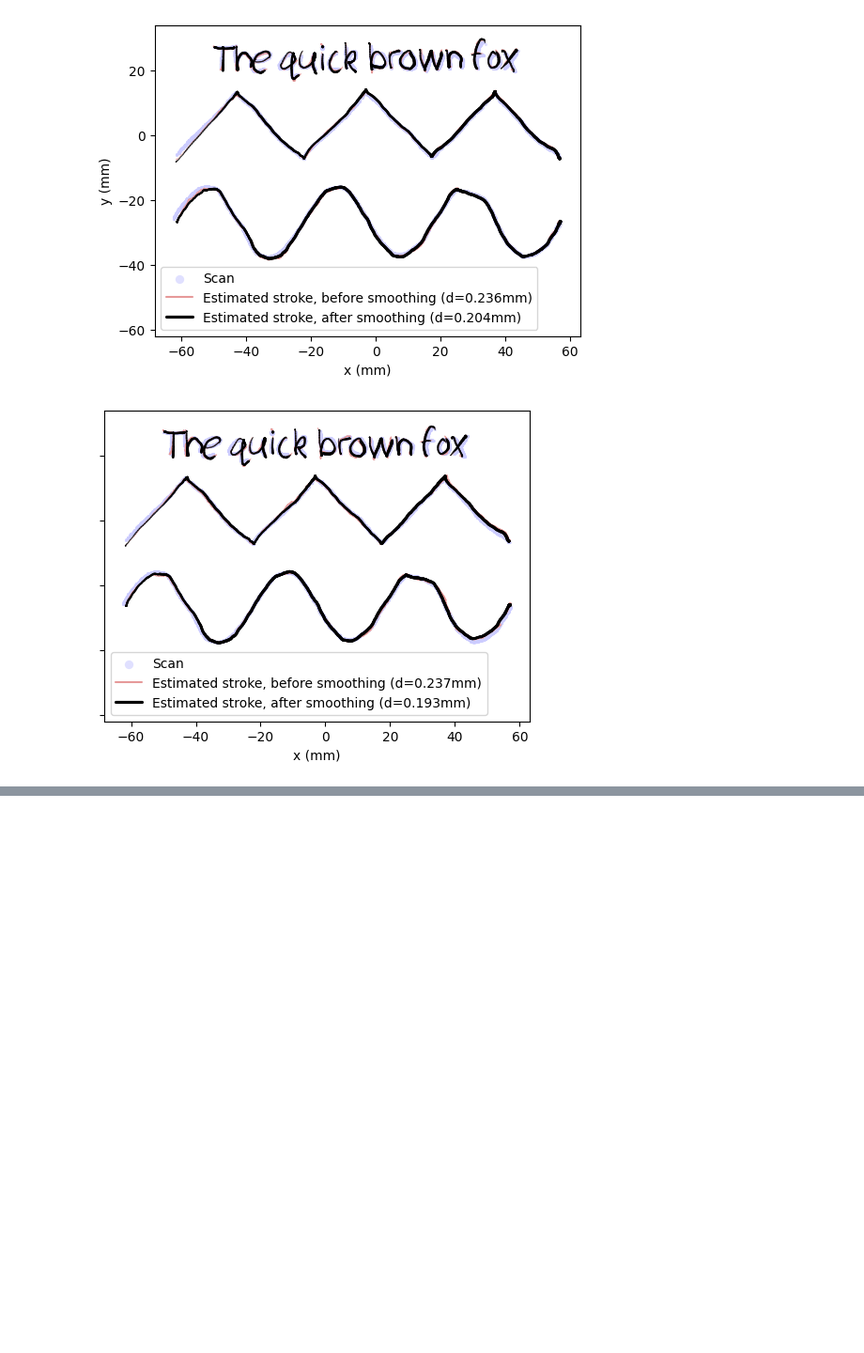
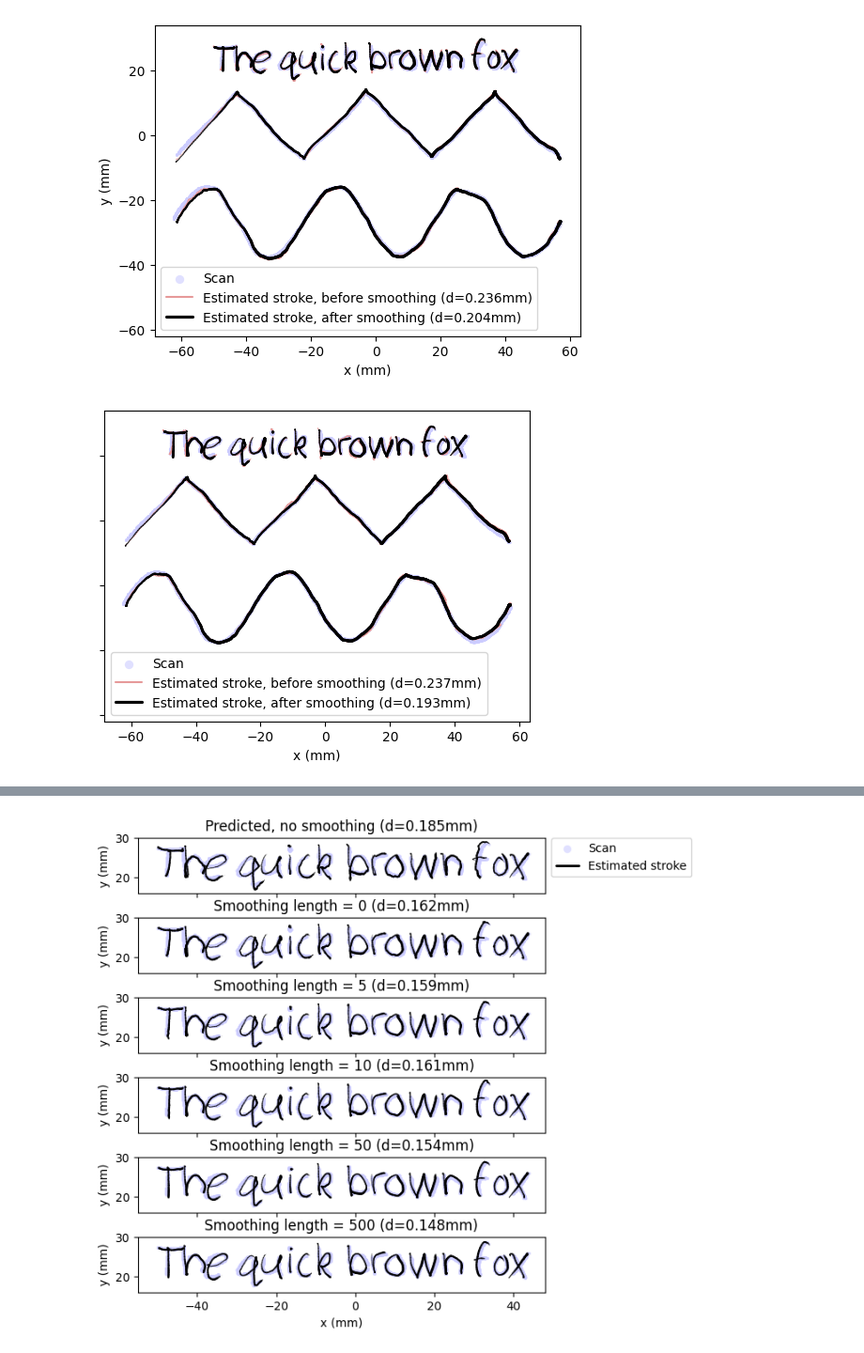
Before and after one commit to Jcparkyn/dpoint, a Jupyter notebook: python/offline_playback.ipynb, the cells around one changed output, grey strips where cells are left out. Shown at 94% size. Drawn from its saved outputs; the diff is of its cells as text; code cells hidden in the pictures; blank space fills up the shorter version.

Commit message:
Add smoothing length comparison plot

```diff
--- a/python/offline_playback.ipynb
+++ b/python/offline_playback.ipynb
@@ -1,4 +1,7 @@
 # %%
+%reload_ext autoreload
+%autoreload 2
+
 from offline_playback import process_stroke, replay_data, merge_data, get_black_points, normalize_points
 import numpy as np
 from PIL import Image
@@ -11,6 +14,8 @@ import seaborn as sns
 
 from offline_playback import ProcessedStroke
 
+%matplotlib inline
+
 recording_timestamp = "20230905_162344"
 savefig_kwargs = {"dpi": 300, "bbox_inches": "tight", "pad_inches": 0}
 
@@ -19,7 +24,7 @@ scan_dpi, _ = scan_img.info.get("dpi")
 scan_x, scan_y = get_black_points(np.asarray(scan_img), scan_dpi)
 scan_points = normalize_points(np.column_stack((scan_x, scan_y)))
 
-def load_and_process(stylus_data_fname, camera_data_fname):
+def load_and_process(stylus_data_fname, camera_data_fname, smoothing_length=14):
     with open(
         f"./recordings/{recording_timestamp}/{stylus_data_fname}", "rb"
     ) as pickle_file:
@@ -29,7 +34,7 @@ def load_and_process(stylus_data_fname, camera_data_fname):
     ) as pickle_file:
         camera_data = pickle.load(pickle_file)
     recorded_data = merge_data(stylus_data, camera_data)
-    tip_pos_predicted, tip_pos_smoothed, pressure = replay_data(recorded_data)
+    tip_pos_predicted, tip_pos_smoothed, pressure = replay_data(recorded_data, smoothing_length)
     tpp = process_stroke(tip_pos_predicted, scan_points, pressure)
     tps = process_stroke(tip_pos_smoothed, scan_points, pressure)
     return tpp, tps
@@ -50,7 +55,7 @@ def stroke_to_linecollection(stroke: ProcessedStroke, width, color):
     proxy = Line2D([0, 1], [0, 1], color=color, lw=width, solid_capstyle="round")
     return lc, proxy
 
-def plot_scan_points(scan_points):
+def plot_scan_points(scan_points, ax=None):
     ax: Axes = sns.scatterplot(
         x=scan_points[:, 0] * 1000,
         y=scan_points[:, 1] * 1000,
@@ -58,6 +63,7 @@ def plot_scan_points(scan_points):
         s=5,
         alpha=0.6,
         linewidth=0,
+        ax=ax,
     )
     ax.set_aspect("equal")
     ax.set(xlabel="x (mm)", ylabel="y (mm)", ylim=(-48,34))
@@ -73,7 +79,7 @@ def plot_strokes(ax, tpp, tps):
         [ax.collections[0], lc1_proxy, lc2_proxy],
         [
             "Scan",
-            f"Estimated stroke, before smoothing (d={tpp.dist_mean*1000:0.3f}mm)",
+            f"Predicted stroke, before smoothing (d={tpp.dist_mean*1000:0.3f}mm)",
             f"Estimated stroke, after smoothing (d={tps.dist_mean*1000:0.3f}mm)",
         ],
         loc="lower left",
@@ -136,3 +140,9 @@ mini_plot(*sqpnp, noleftlabels=True)
 [figure]
 [figure]
 [figure]
+# %%
+smoothing_lens = [0, 5, 10, 50, 500]
+smoothing_results = [
+  load_and_process("stylus_data.pkl", "camera_data.pkl", smoothing_length=sl)
+  for sl in smoothing_lens
+]
@@ -138,0 +160,32 @@ mini_plot(*sqpnp, noleftlabels=True)
+# %%
+fig, axs = plt.subplots(len(smoothing_lens) + 1, 1, figsize=(6, 6), sharex=True)
+fig.tight_layout()
+lc_predicted, lc_proxy_predicted = stroke_to_linecollection(smoothing_results[0][0], 2, color=(0, 0, 0))
+plot_scan_points(scan_points, ax=axs[0])
+axs[0].add_collection(lc_predicted)
+axs[0].set(xlim=(-55,48), ylim=(16, 30))
+axs[0].set_title(f"Predicted, no smoothing (d={smoothing_results[0][0].dist_mean*1000:0.3f}mm)")
+for i, sr in enumerate(smoothing_results):
+    ax: Axes = axs[i+1]
+    plot_scan_points(scan_points, ax=ax)
+    # plot_strokes(ax, sr[0], sr[1], legend=False)
+    lc, lc_proxy = stroke_to_linecollection(sr[1], 2, color=(0, 0, 0))
+    ax.add_collection(lc)
+    ax.set(xlim=(-55,48), ylim=(16, 30))
+    ax.set_title(f"Smoothing length = {smoothing_lens[i]} (d={sr[1].dist_mean*1000:0.3f}mm)")
+
+fig.legend(
+    [axs[0].collections[0], lc_proxy_predicted],
+    [
+        "Scan",
+        "Estimated stroke",
+    ],
+    # loc=(0.74, 0.89),
+    loc='upper left',
+    bbox_to_anchor=(1, 1.1),
+    bbox_transform=axs[0].transAxes,
+    markerscale=3,
+)
+plt.savefig(f"./recordings/{recording_timestamp}/smoothing-comparison.pdf", **savefig_kwargs)
+# %% [output]
+[figure, added]
```
Also changed, not shown: parts of 2 cells of this notebook, 2 other files.
